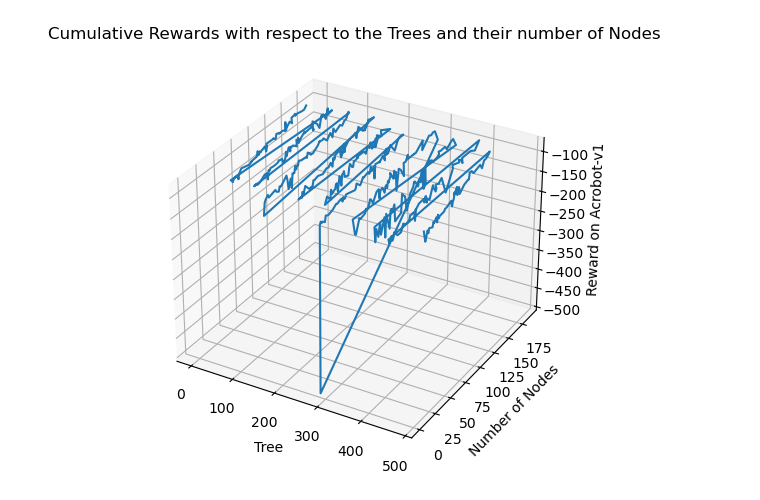
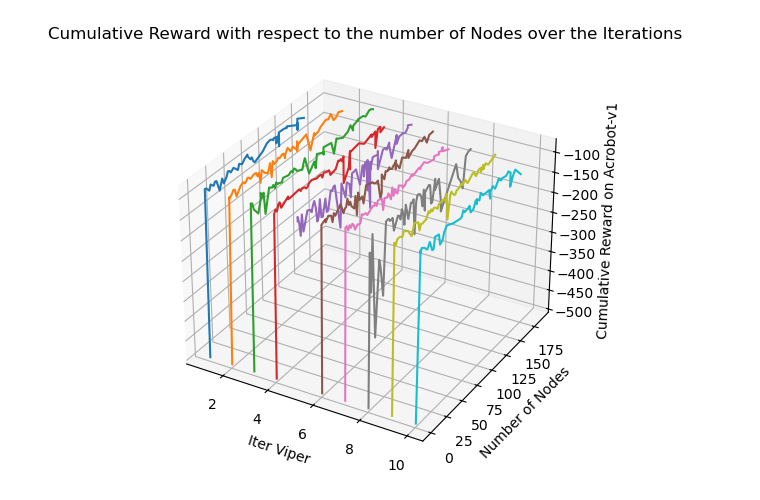
Before and after one commit to medengessia/rl-viper-dt, a Jupyter notebook: src/experiments_3d.ipynb, the cells around one changed output. Cells and saved outputs as stored; diff of their text form; code cells hidden in the pictures.

Commit message:
feat: updates in the code of viper

```diff
--- a/src/experiments_3d.ipynb
+++ b/src/experiments_3d.ipynb
@@ -19,4 +18,4 @@ nb_data_from_nn_policy = 1_000
 
 mdp = gym.make('Acrobot-v1')
 # %%
-number_of_trees, number_of_nodes, list_scores = Viper(mdp, algo_dt, algo_rl, iter_viper, nb_data_from_nn_policy, 'cumulative', path_to_expert='policies/Acrobot-v1.zip')
+list_number_of_nodes, list_list_scores = Viper(mdp, algo_dt, algo_rl, iter_viper, nb_data_from_nn_policy, 'cumulative', path_to_expert='policies/Acrobot-v1.zip')
@@ -22,0 +32,10 @@ number_of_trees, number_of_nodes, list_scores = Viper(mdp, algo_dt, algo_rl, ite
+# %%
+for i in range(iter_viper):
+    plt.plot(list_number_of_nodes[i], list_list_scores[i], label='iter' + str(i+1))
+
+plt.legend()
+plt.xlabel('Number of Nodes')
+plt.ylabel('Cumulative Reward on Acrobot-v1')
+plt.title('Cumulative Reward with respect to the number of Nodes')
+plt.tight_layout()
+plt.savefig('figures/plot_2d_iter_nodes_rewards_10_1000.png')
@@ -23,16 +44,16 @@ number_of_trees, number_of_nodes, list_scores = Viper(mdp, algo_dt, algo_rl, ite
 # %%
-from mpl_toolkits.mplot3d import Axes3D
-
 fig = plt.figure()
 ax = fig.add_subplot(projection='3d')
-ax.plot(np.arange(number_of_trees), number_of_nodes, list_scores)
-ax.set_xlabel('Tree')
+for i in range(iter_viper):
+    ax.plot([i+1]*len(list_number_of_nodes[i]), list_number_of_nodes[i], list_list_scores[i])
+
+ax.set_xlabel('Iter Viper')
 ax.set_ylabel('Number of Nodes')
-ax.set_zlabel('Reward on Acrobot-v1')
+ax.set_zlabel('Cumulative Reward on Acrobot-v1')
 
-plt.title('Cumulative Rewards with respect to the Trees and their number of Nodes')
-plt.savefig('figures/plot_3d_tree_nodes_rewards_10.png')
+plt.title('Cumulative Reward with respect to the number of Nodes over the Iterations')
 plt.draw()
 plt.tight_layout()
+plt.savefig('figures/plot_3d_iter_nodes_rewards_10_1000.png')
 # %% [output]
-[figure, old version]
+[figure, new version]
```
Also changed, not shown: parts of 4 cells of this notebook, 32 other files.
